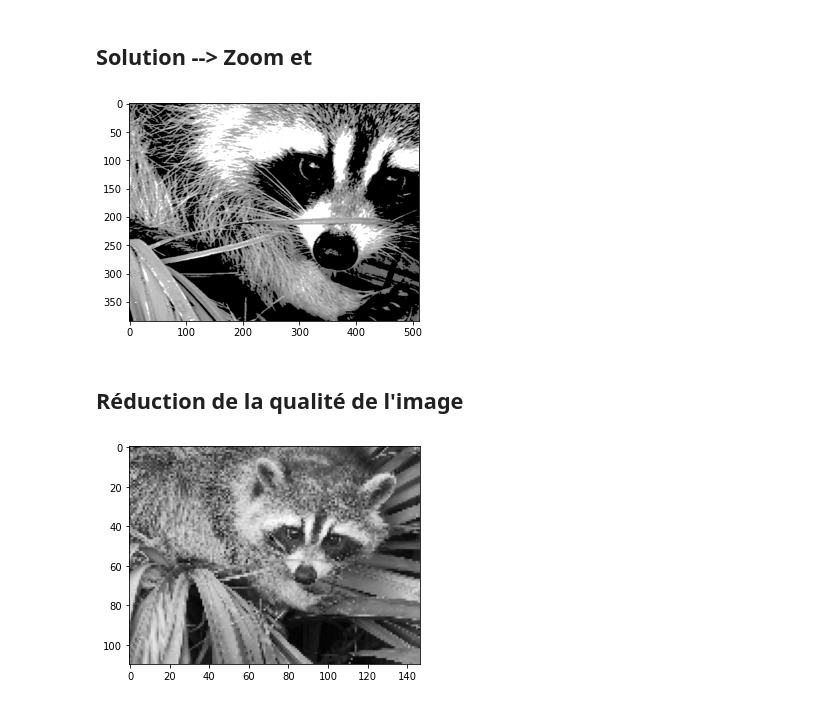
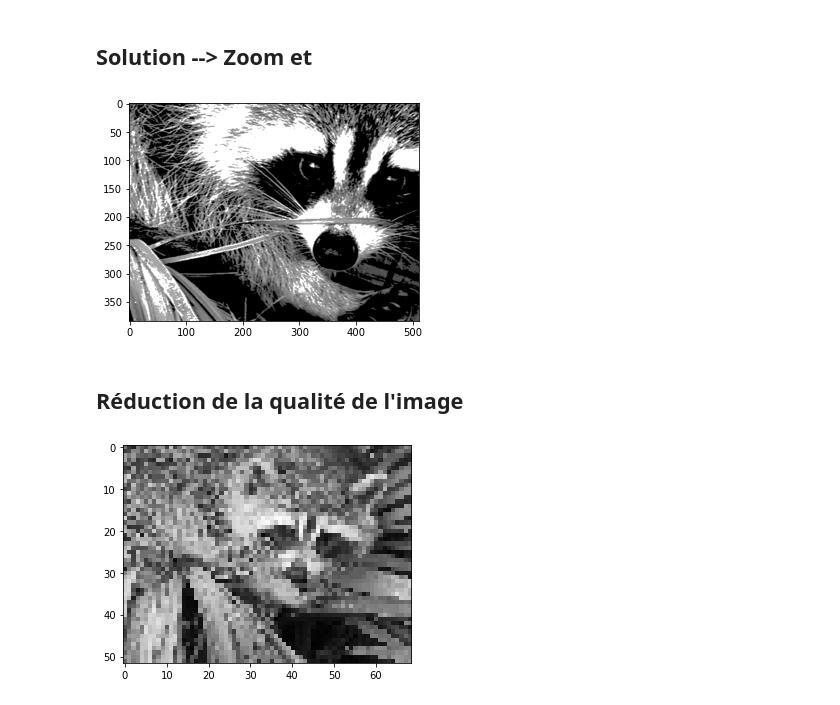
Before and after one commit to Dunia6/Data-sciences, a Jupyter notebook: datascience_exercice2.ipynb, the cells around one changed output. Drawn from its saved outputs; the diff is of its cells as text; code cells hidden in the pictures.

```diff
--- a/datascience_exercice2.ipynb
+++ b/datascience_exercice2.ipynb
@@ -21,24 +32,24 @@ l = lignes//4
 
 colonnes = face.shape[1]
 c = colonnes//4
-face[face>200] = 255 # accentuation du blanc
-face[face<100] = 10 # accentuation du noir
+face[face>190] = 255 # accentuation du blanc
+face[face<100] = 50 # accentuation du noir
 face = face[l:-l, c:-c] # Slicing du Zoom
 
 plt.imshow(face, cmap=plt.cm.gray)
 plt.show()
 # %% [output]
-[figure, old version]
+[figure, new version]
 # %% [markdown]
 ## Réduction de la qualité de l'image
 # %%
 from scipy import misc
 import matplotlib.pyplot as plt
 
 face = misc.face(gray=True)
-face = face[::7,::7] # slicing de la Dépréciation de la qualité de l'image
+face = face[::15,::15] # slicing de la Dépréciation de la qualité de l'image
 
 plt.imshow(face, cmap=plt.cm.gray)
 plt.show()
 # %% [output]
-[figure, old version]
+[figure, new version]
```
Also changed, not shown: parts of 1 cell of this notebook.
